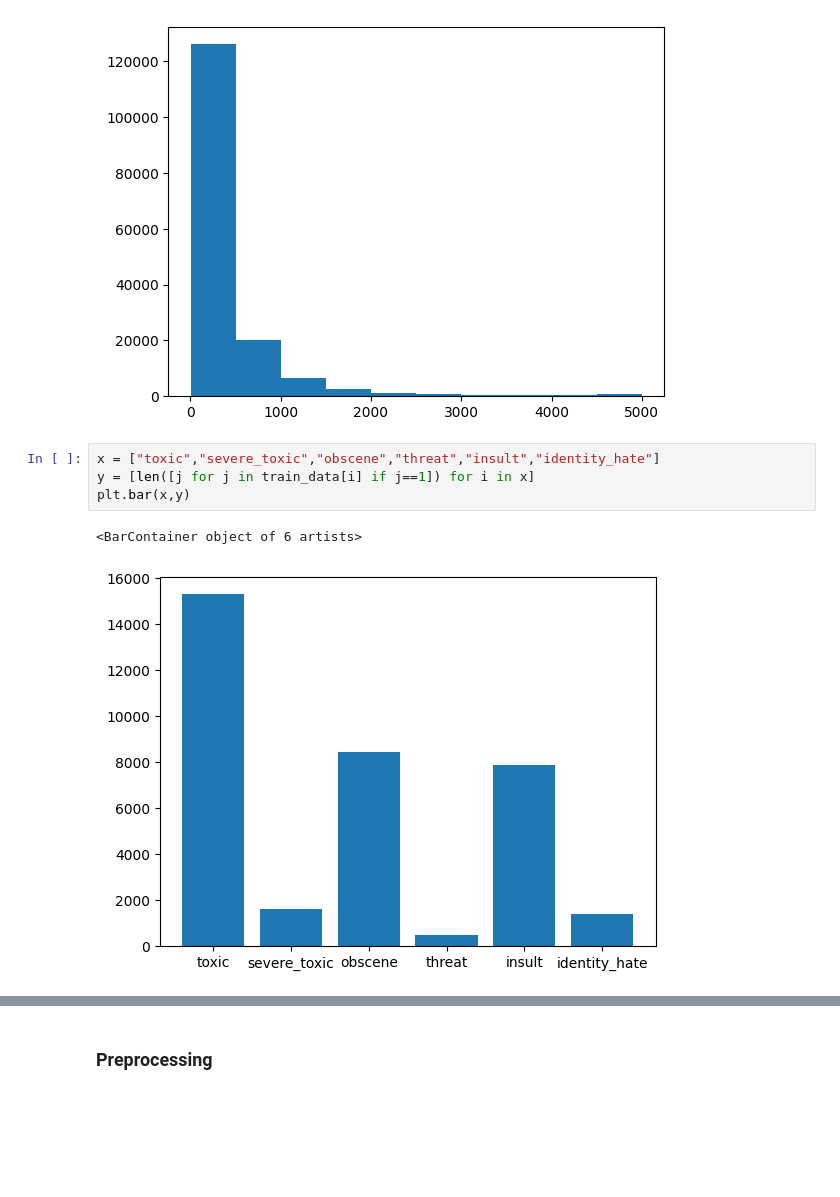
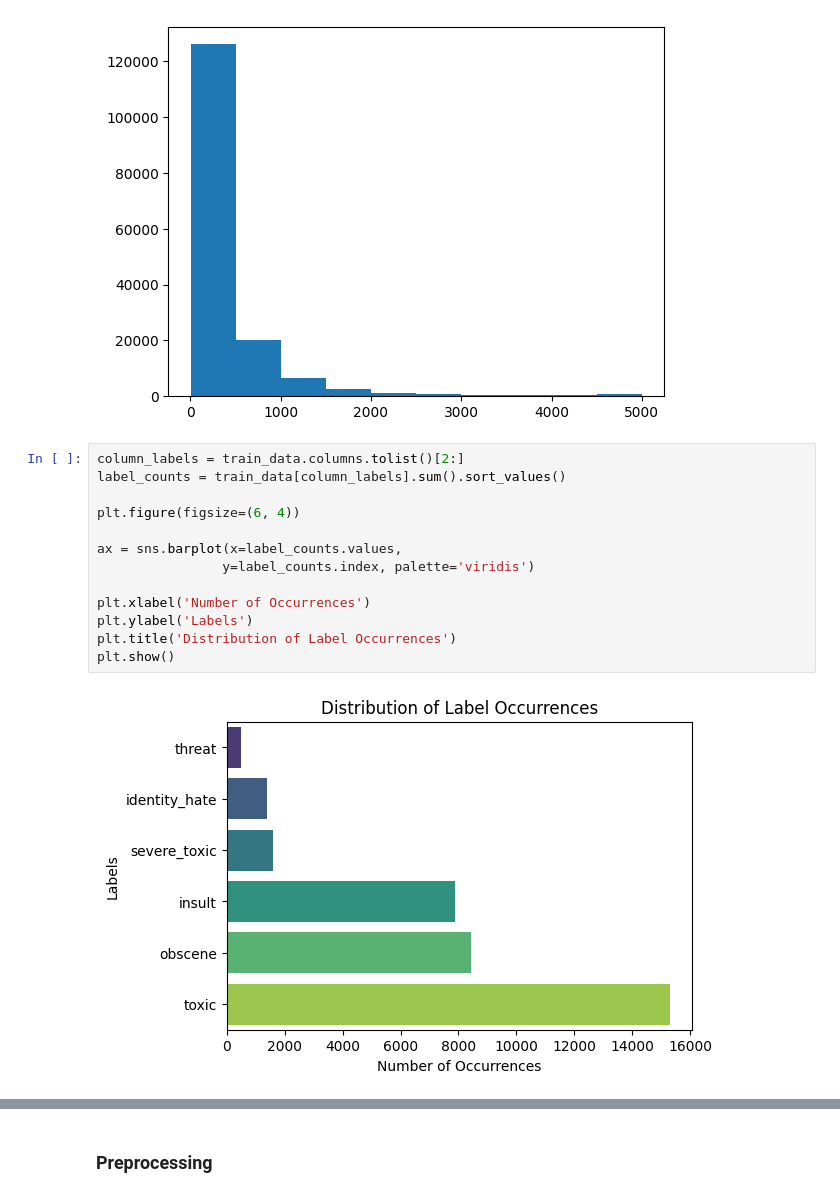
Before and after one commit to nilaydatta1234/Toxicity-Classifier, a Jupyter notebook: Toxicity.ipynb, the cells around one changed output, grey strips where cells are left out. Drawn from its saved outputs; the diff is of its cells as text; blank space fills up the shorter version.

```diff
--- a/Toxicity.ipynb
+++ b/Toxicity.ipynb
@@ -49,10 +63,18 @@ plt.hist([len(i) for i in train_data["comment_text"]])
         4001.2, 4500.6, 5000. ]),
  <BarContainer object of 10 artists>)
 [figure]
-# %%
-x = ["toxic","severe_toxic","obscene","threat","insult","identity_hate"]
-y = [len([j for j in train_data[i] if j==1]) for i in x]
-plt.bar(x,y)
-# %% [output]
-<BarContainer object of 6 artists>
-[figure, removed]
+# %%
+column_labels = train_data.columns.tolist()[2:]
+label_counts = train_data[column_labels].sum().sort_values()
+
+plt.figure(figsize=(6, 4))
+
+ax = sns.barplot(x=label_counts.values,
+				y=label_counts.index, palette='viridis')
+
+plt.xlabel('Number of Occurrences')
+plt.ylabel('Labels')
+plt.title('Distribution of Label Occurrences')
+plt.show()
+# %% [output]
+[figure, added]
```
Also changed, not shown: parts of 44 cells of this notebook, 1 other file.
